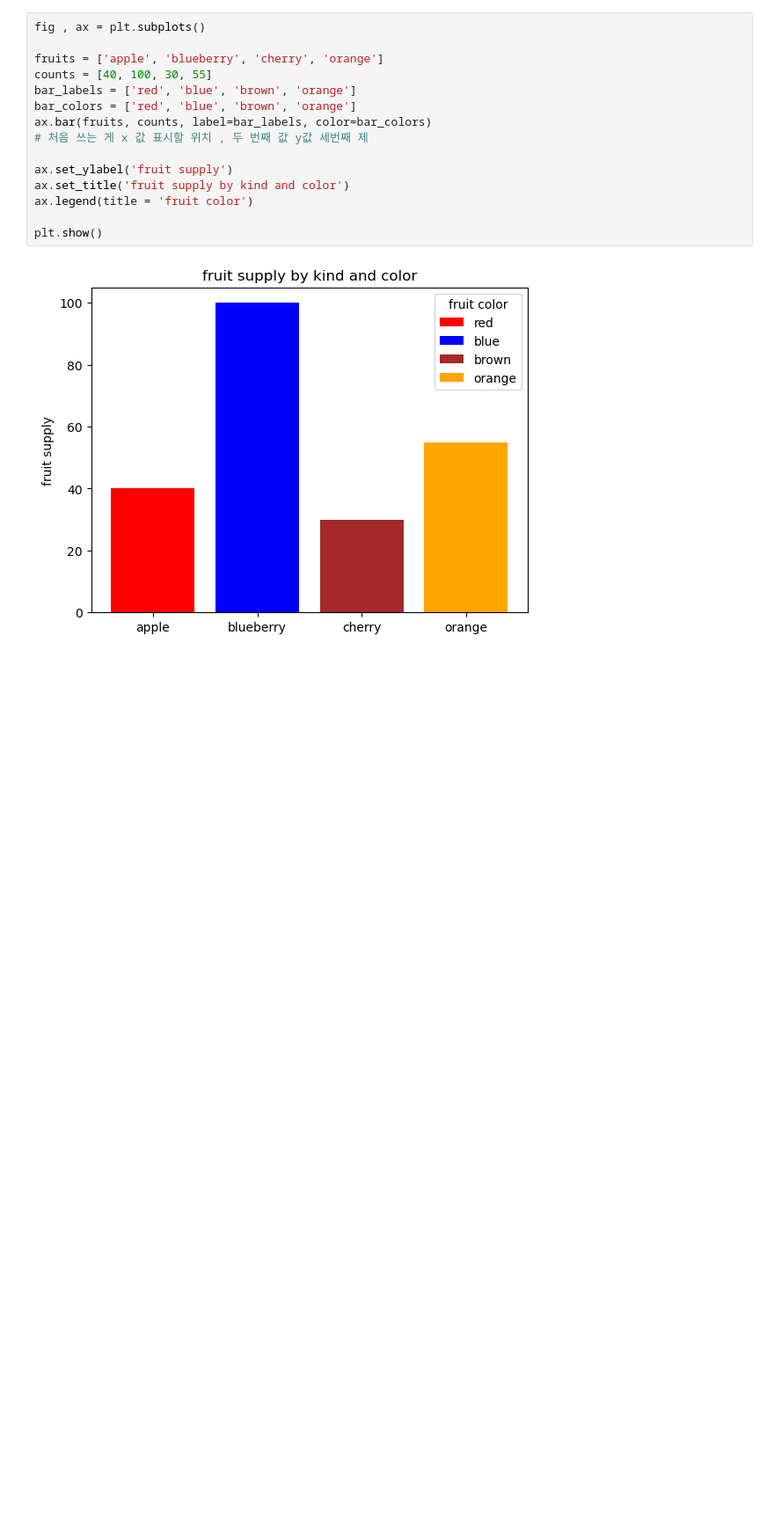
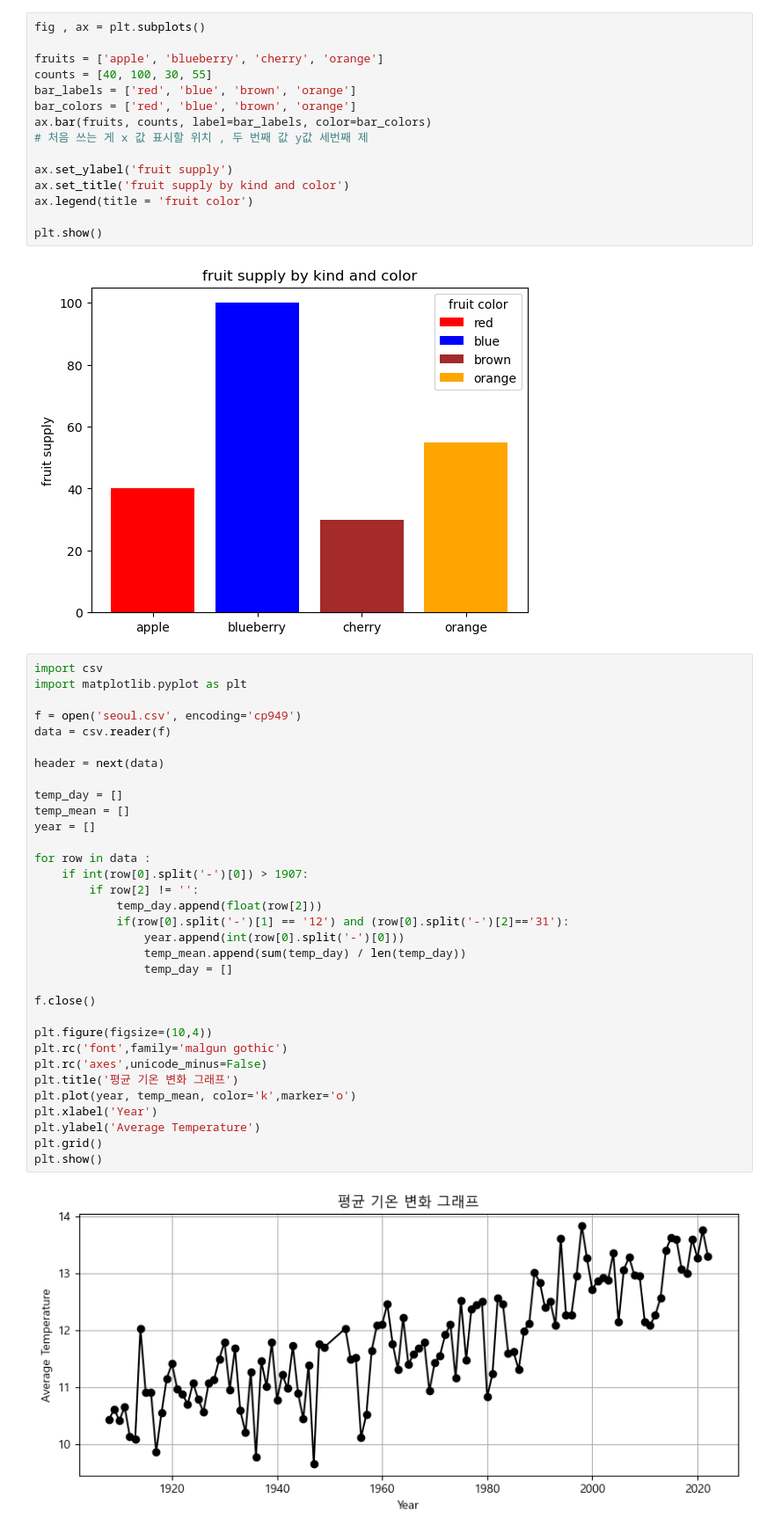
Before and after one commit to parksuejin1026/2025-Data-Analytics, a Jupyter notebook: middle/matPlotlib.ipynb, the cells around one changed output. Shown at 88% size. Drawn from its saved outputs; the diff is of its cells as text; blank space fills up the shorter version.

```diff
--- a/middle/matPlotlib.ipynb
+++ b/middle/matPlotlib.ipynb
@@ -238,3 +238,38 @@ ax.legend(title = 'fruit color')
 plt.show()
 # %% [output]
 [figure]
+# %%
+import csv
+import matplotlib.pyplot as plt
+
+f = open('seoul.csv', encoding='cp949')
+data = csv.reader(f)
+
+header = next(data)
+
+temp_day = []
+temp_mean = []
+year = []
+
+for row in data :
+    if int(row[0].split('-')[0]) > 1907:
+        if row[2] != '':
+            temp_day.append(float(row[2]))
+            if(row[0].split('-')[1] == '12') and (row[0].split('-')[2]=='31'):
+                year.append(int(row[0].split('-')[0]))
+                temp_mean.append(sum(temp_day) / len(temp_day))
+                temp_day = []
+
+f.close()
+
+plt.figure(figsize=(10,4))
+plt.rc('font',family='malgun gothic')
+plt.rc('axes',unicode_minus=False)
+plt.title('평균 기온 변화 그래프')
+plt.plot(year, temp_mean, color='k',marker='o')
+plt.xlabel('Year')
+plt.ylabel('Average Temperature')
+plt.grid()
+plt.show()
+# %% [output]
+[figure, added]
```
Also changed, not shown: parts of 1 cell of this notebook.
